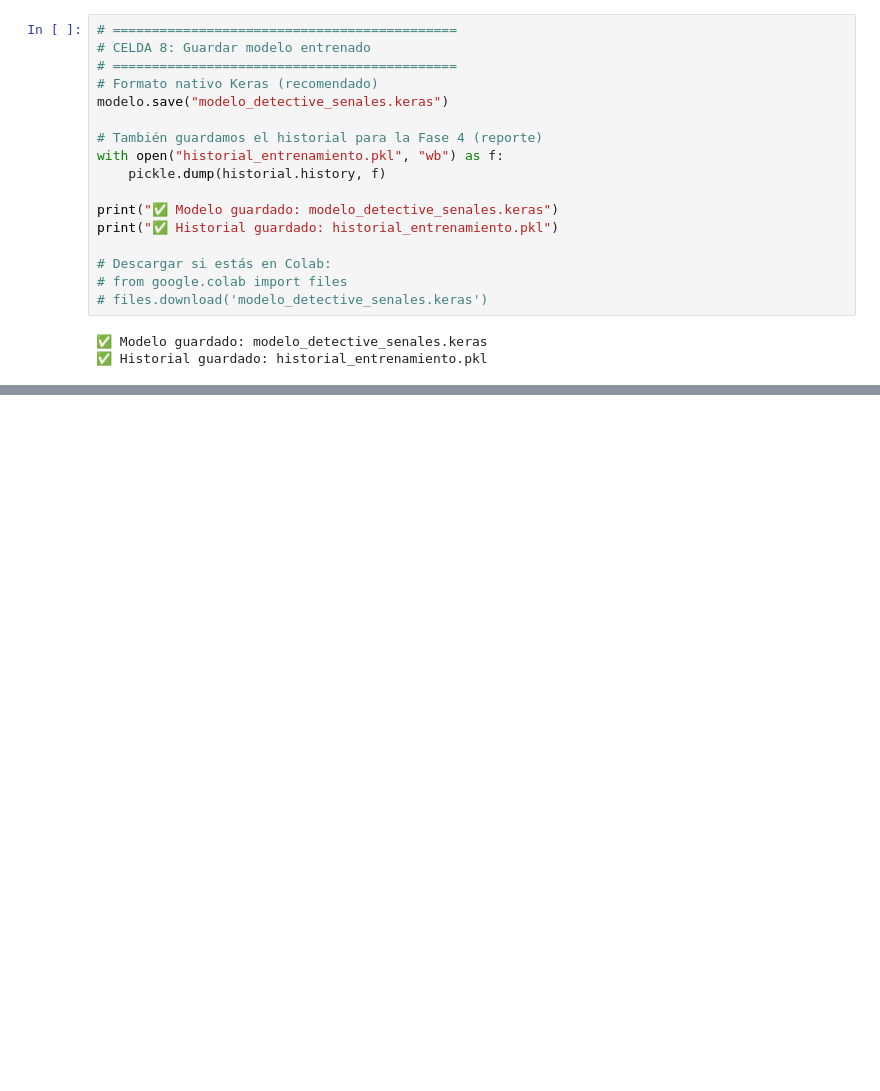
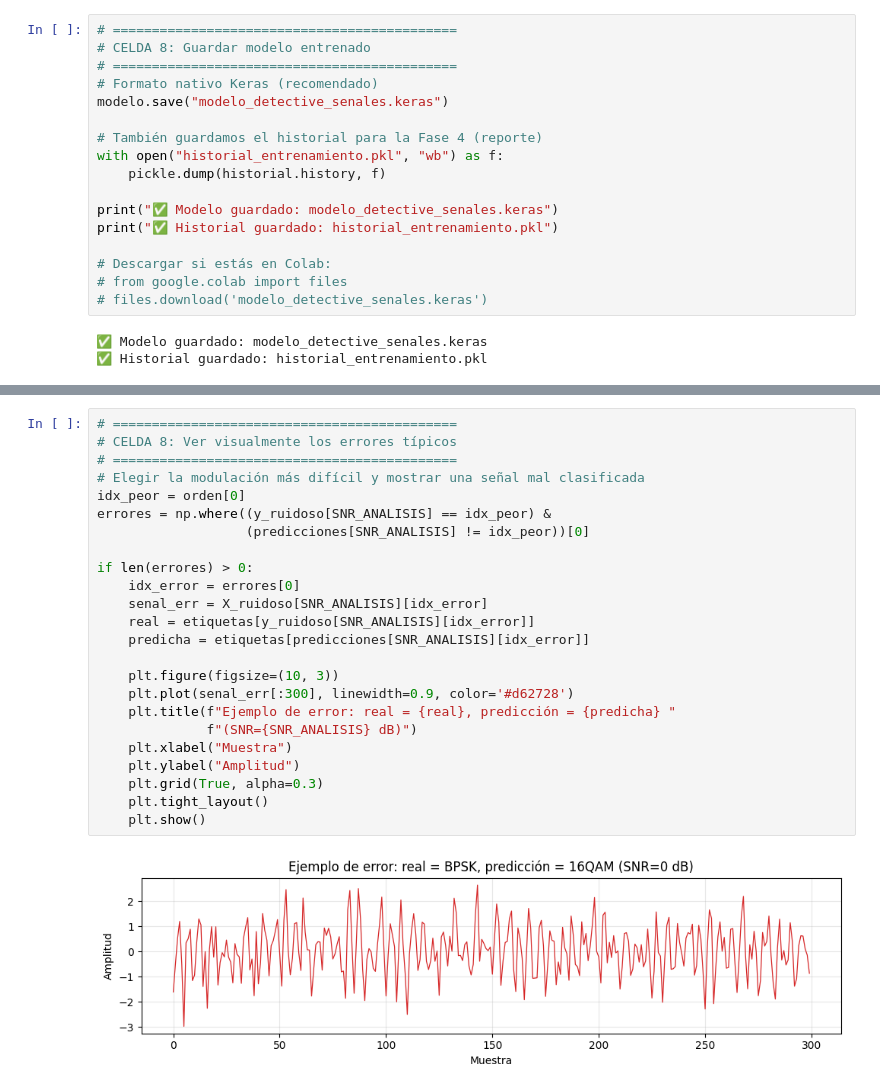
Before and after one commit to atziri01012007-dotcom/detective-senales, a Jupyter notebook: Detective_de_Senales.ipynb, the cells around one changed output, grey strips where cells are left out. Saved outputs shown, nothing was run; the diff lists cells and outputs as text; blank space fills up the shorter version.

```diff
--- a/Detective_de_Senales.ipynb
+++ b/Detective_de_Senales.ipynb
@@ -474,0 +695,26 @@ print("✅ Historial guardado: historial_entrenamiento.pkl")
+# %%
+# ============================================
+# CELDA 8: Ver visualmente los errores típicos
+# ============================================
+# Elegir la modulación más difícil y mostrar una señal mal clasificada
+idx_peor = orden[0]
+errores = np.where((y_ruidoso[SNR_ANALISIS] == idx_peor) &
+                   (predicciones[SNR_ANALISIS] != idx_peor))[0]
+
+if len(errores) > 0:
+    idx_error = errores[0]
+    senal_err = X_ruidoso[SNR_ANALISIS][idx_error]
+    real = etiquetas[y_ruidoso[SNR_ANALISIS][idx_error]]
+    predicha = etiquetas[predicciones[SNR_ANALISIS][idx_error]]
+
+    plt.figure(figsize=(10, 3))
+    plt.plot(senal_err[:300], linewidth=0.9, color='#d62728')
+    plt.title(f"Ejemplo de error: real = {real}, predicción = {predicha} "
+              f"(SNR={SNR_ANALISIS} dB)")
+    plt.xlabel("Muestra")
+    plt.ylabel("Amplitud")
+    plt.grid(True, alpha=0.3)
+    plt.tight_layout()
+    plt.show()
+# %% [output]
+[figure, added]
```
Also changed, not shown: parts of 10 cells of this notebook.
